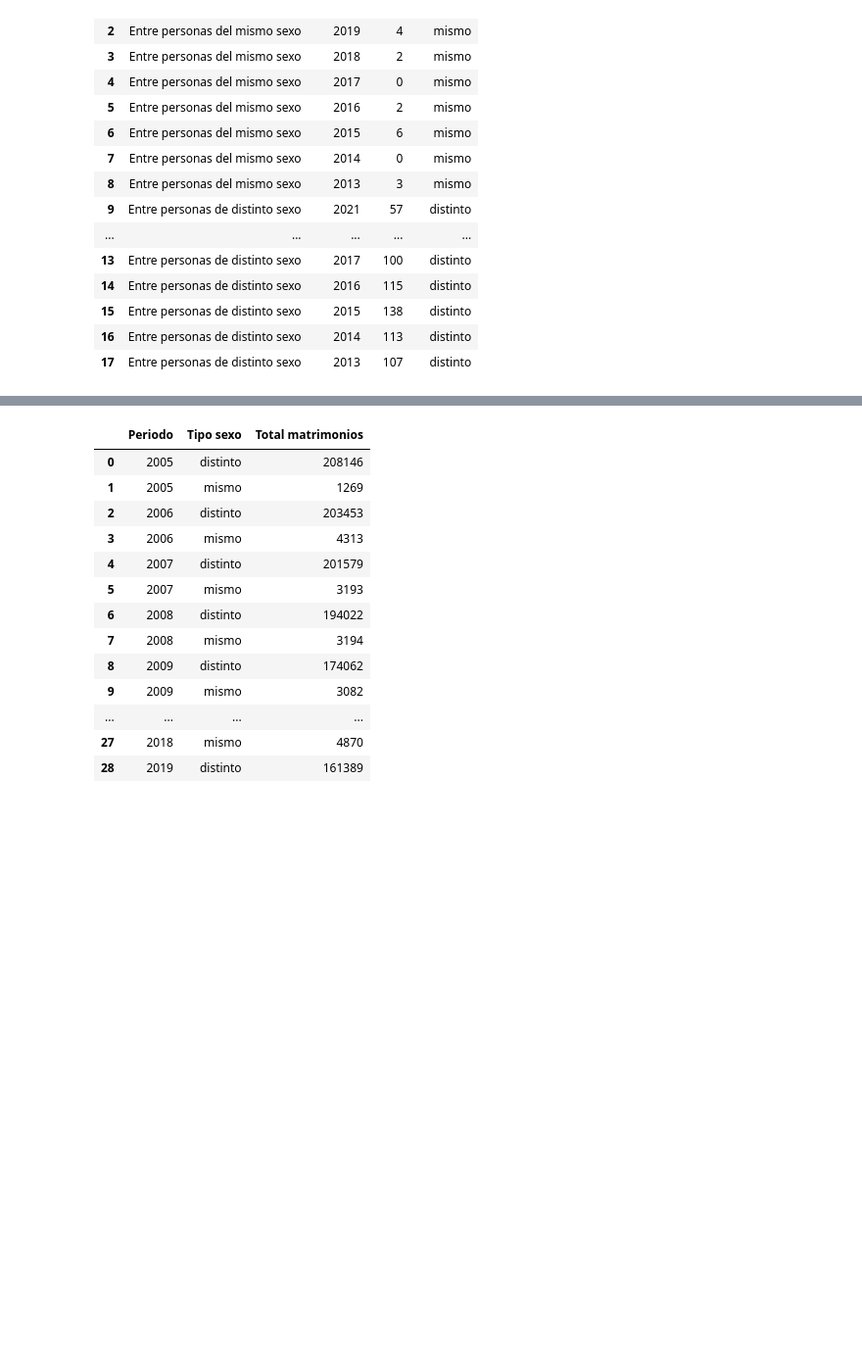
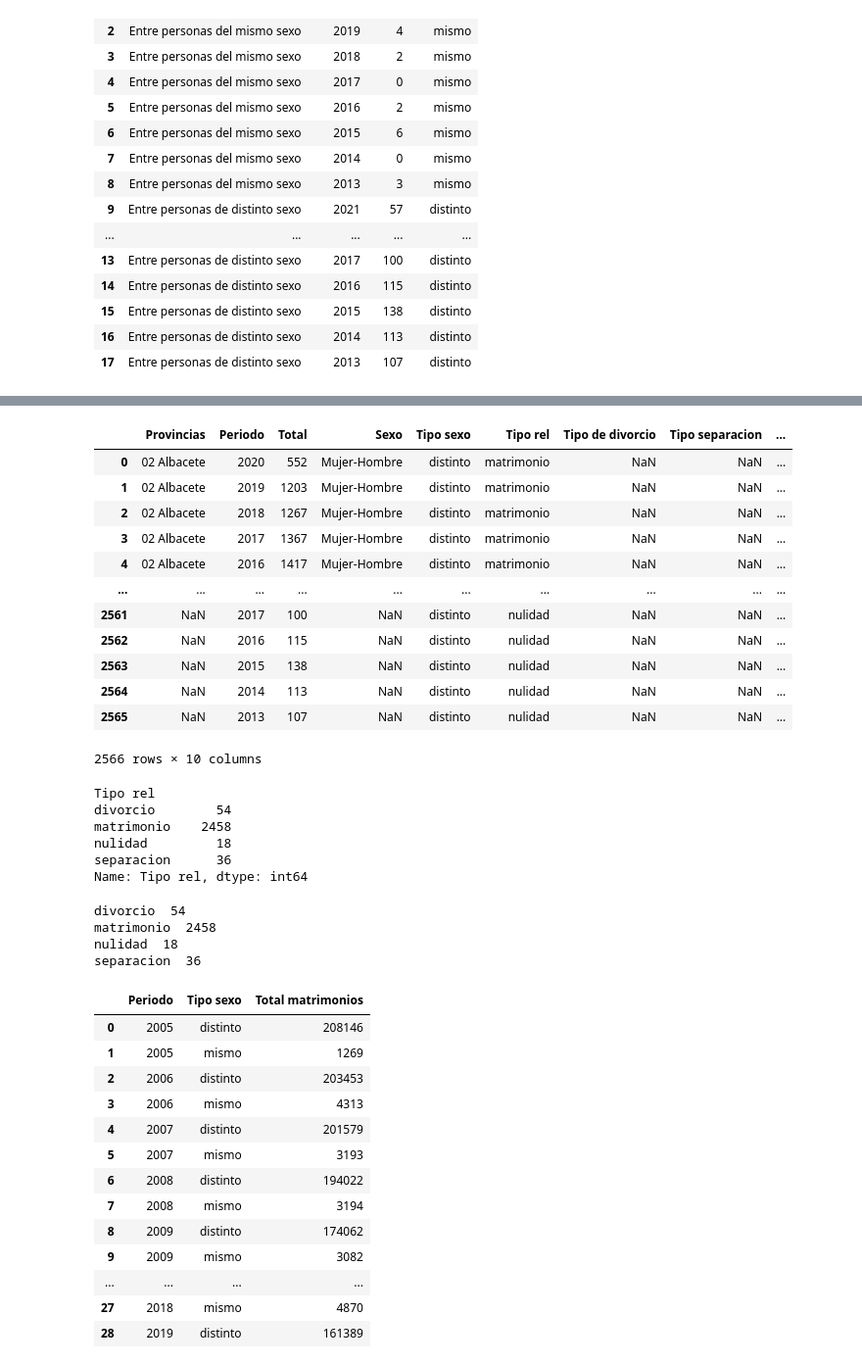
Before and after one commit to elvestevez/marriages_divorces_project_m2, a Jupyter notebook: notebooks/work_dataset.ipynb, the cells around one changed output, grey strips where cells are left out. Shown at 98% size. Cells and saved outputs as stored; diff of their text form; code cells hidden in the pictures; blank space fills up the shorter version.

```diff
--- a/notebooks/normalized.ipynb
+++ b/notebooks/work_dataset.ipynb
@@ -214,0 +207,5 @@ df_nul.to_csv(path_out + 'nulties.csv', index=False) # dataset nulties PBI
+# %%
+df_mar['Tipo rel'] = 'matrimonio'
+df_div['Tipo rel'] = 'divorcio'
+df_sep['Tipo rel'] = 'separacion'
+df_nul['Tipo rel'] = 'nulidad'
@@ -214,0 +230,36 @@ df_nul.to_csv(path_out + 'nulties.csv', index=False) # dataset nulties PBI
+# %%
+df_relations = pd.concat([df_mar, df_div, df_sep, df_nul], ignore_index=True, sort=False)
+df_relations
+# %% [output]
+|  | Provincias | Periodo | Total | Sexo | Tipo sexo | Tipo rel | Tipo de divorcio | Tipo separacion | ... |
+| 0 | 02 Albacete | 2020 | 552 | Mujer-Hombre | distinto | matrimonio | NaN | NaN | ... |
+| 1 | 02 Albacete | 2019 | 1203 | Mujer-Hombre | distinto | matrimonio | NaN | NaN | ... |
+| 2 | 02 Albacete | 2018 | 1267 | Mujer-Hombre | distinto | matrimonio | NaN | NaN | ... |
+| 3 | 02 Albacete | 2017 | 1367 | Mujer-Hombre | distinto | matrimonio | NaN | NaN | ... |
+| 4 | 02 Albacete | 2016 | 1417 | Mujer-Hombre | distinto | matrimonio | NaN | NaN | ... |
+| ... | ... | ... | ... | ... | ... | ... | ... | ... | ... |
+| 2561 | NaN | 2017 | 100 | NaN | distinto | nulidad | NaN | NaN | ... |
+| 2562 | NaN | 2016 | 115 | NaN | distinto | nulidad | NaN | NaN | ... |
+| 2563 | NaN | 2015 | 138 | NaN | distinto | nulidad | NaN | NaN | ... |
+| 2564 | NaN | 2014 | 113 | NaN | distinto | nulidad | NaN | NaN | ... |
+| 2565 | NaN | 2013 | 107 | NaN | distinto | nulidad | NaN | NaN | ... |
+2566 rows × 10 columns
+# %%
+df_relations.groupby(['Tipo rel'])['Tipo rel'].count()
+# %% [output]
+Tipo rel
+divorcio        54
+matrimonio    2458
+nulidad         18
+separacion      36
+Name: Tipo rel, dtype: int64
+# %%
+print('divorcio ', len(df_div))
+print('matrimonio ', len(df_mar))
+print('nulidad ', len(df_nul))
+print('separacion ', len(df_sep))
+# %% [output]
+divorcio  54
+matrimonio  2458
+nulidad  18
+separacion  36
```
Also changed, not shown: parts of 7 cells of this notebook, 14 other files.
